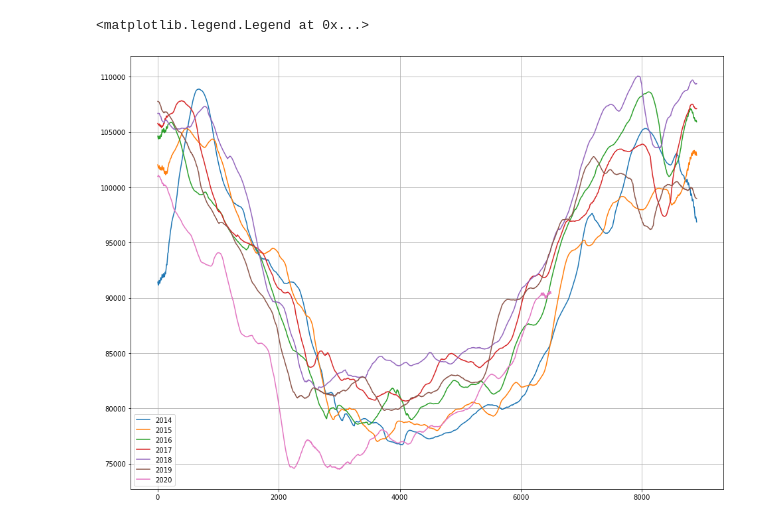
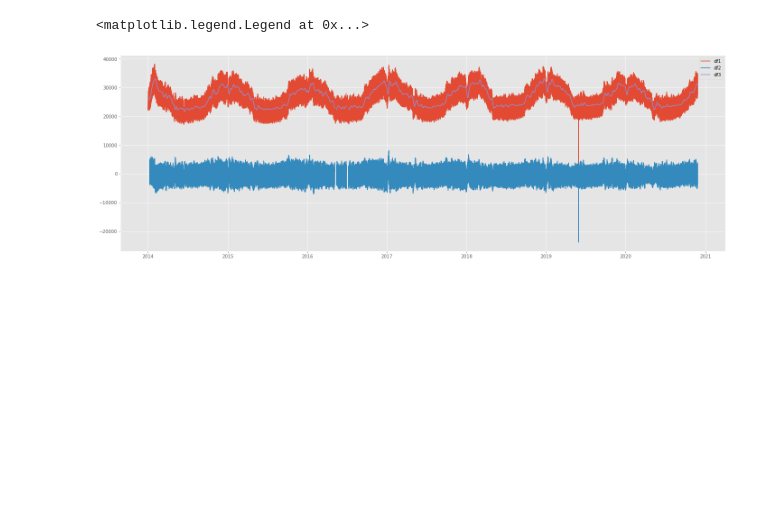
Before and after one commit to akhmetovcr/inn_btg_final, a Jupyter notebook: test_algorithm.ipynb, the cells around one changed output. Saved outputs shown, nothing was run; the diff lists cells and outputs as text; code cells hidden in the pictures; blank space fills up the shorter version.

```diff
--- a/test_algorithm.ipynb
+++ b/test_algorithm.ipynb
@@ -5,6 +3,11 @@
 # %%
 # Рисовать графики сразу
 %matplotlib inline
+
+import sys
+import warnings
+warnings.filterwarnings('ignore')
+from tqdm import tqdm
 
 # необходимые либы
 import numpy as np
@@ -13,9 +16,17 @@ import matplotlib.pyplot as plt
 import datetime as dt
 import time
 
+from sklearn.metrics import mean_absolute_error, mean_squared_error
+
+import statsmodels.formula.api as smf
+import statsmodels.tsa.api as smt
+import statsmodels.api as sm
+import scipy.stats as scs
+from scipy.optimize import minimize
+
 # Для виджетов
 from IPython.display import display, clear_output
 from ipywidgets import DatePicker, Checkbox, ToggleButton, HBox
 
 plt.style.use('ggplot')
-plt.rcParams['figure.figsize'] = (15, 5)
+plt.rcParams['figure.figsize'] = (24, 8)
@@ -277,15 +248,20 @@ plt.plot(running_mean(curve, 24 * 7))
-# %%
-# Сравниваем данные по годам (разделение на годы условное, можно извлекать из датафрейма корректно)
-year_step = 24 * 7 * 53
-year = 2014
-for i in range(7):
-    curve = gen_fact[i * year_step : (i + 1) * year_step]
-    # Удалены ежедневные тренды
-    # plt.plot(running_mean(curve, 24))
-    # Убраны еженедельные тренды
-    plt.plot(running_mean(curve, 24 * 7), label='{0}'.format(year + i))
-plt.grid(True)
-plt.legend()
-# %% [output]
-<matplotlib.legend.Legend at 0x...>
-[figure, removed]
+# %%
+from statsmodels.tsa.holtwinters import ExponentialSmoothing
+
+filtered = df[filter_by_date(df) & filter_by_zones(df) & filter_by_sys(df)]
+# Исходные данные
+df1 = filtered[['DATE_TIME', 'E_USE_FACT']]
+# Тренд
+df2 = df1.copy()
+df2['E_USE_FACT'] = df1['E_USE_FACT'] - df1['E_USE_FACT'].rolling(window=24 * 7).mean()
+# Данные без тренда
+df3 = df1.copy()
+df3['E_USE_FACT'] = df1['E_USE_FACT'] - df2['E_USE_FACT']
+
+plt.plot(df1['DATE_TIME'], df1['E_USE_FACT'], label='df1')
+plt.plot(df2['DATE_TIME'], df2['E_USE_FACT'], label='df2')
+plt.plot(df3['DATE_TIME'], df3['E_USE_FACT'], label='df3')
+plt.legend()
+# %% [output]
+<matplotlib.legend.Legend at 0x...>
+[figure, added]
```
Also changed, not shown: parts of 21 cells of this notebook.
